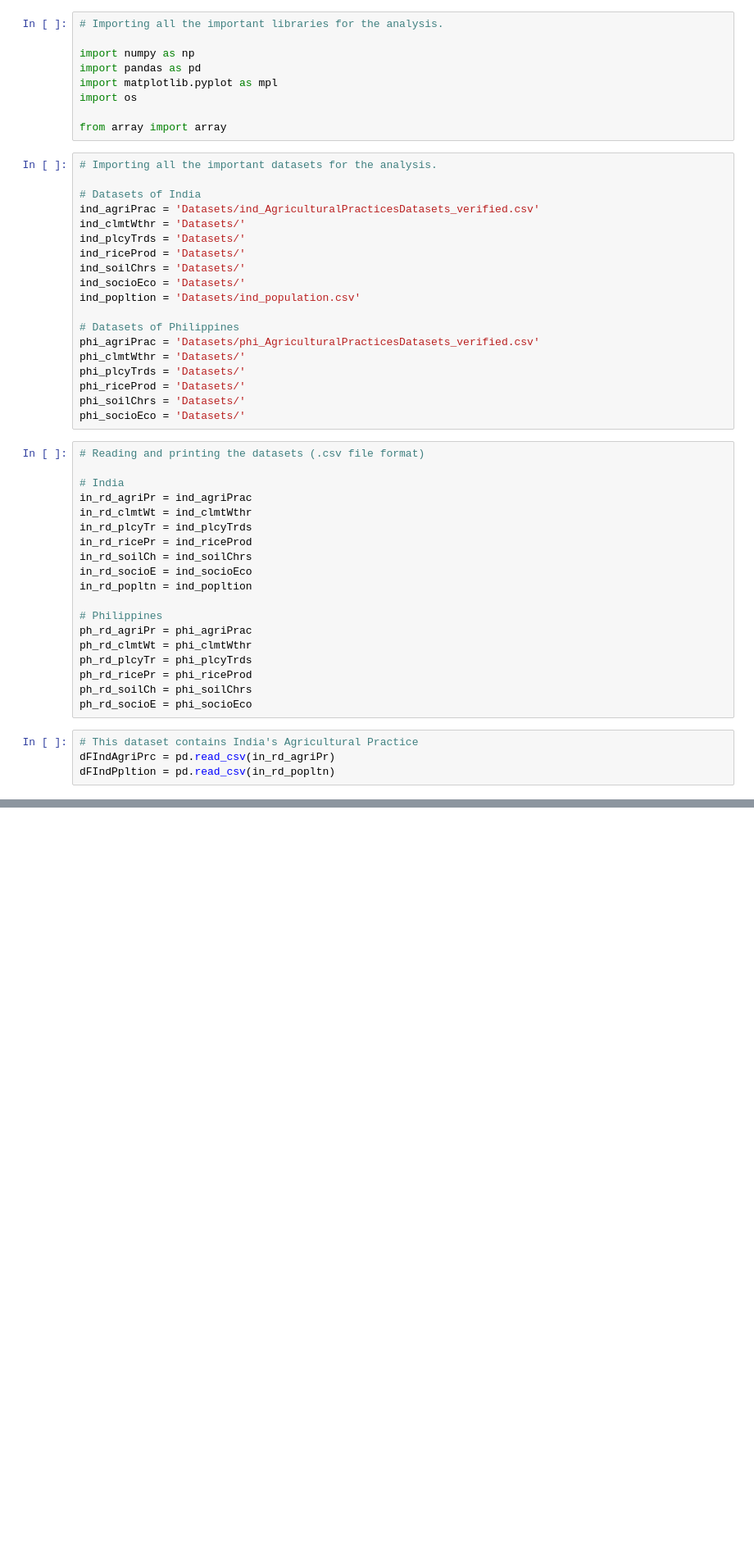
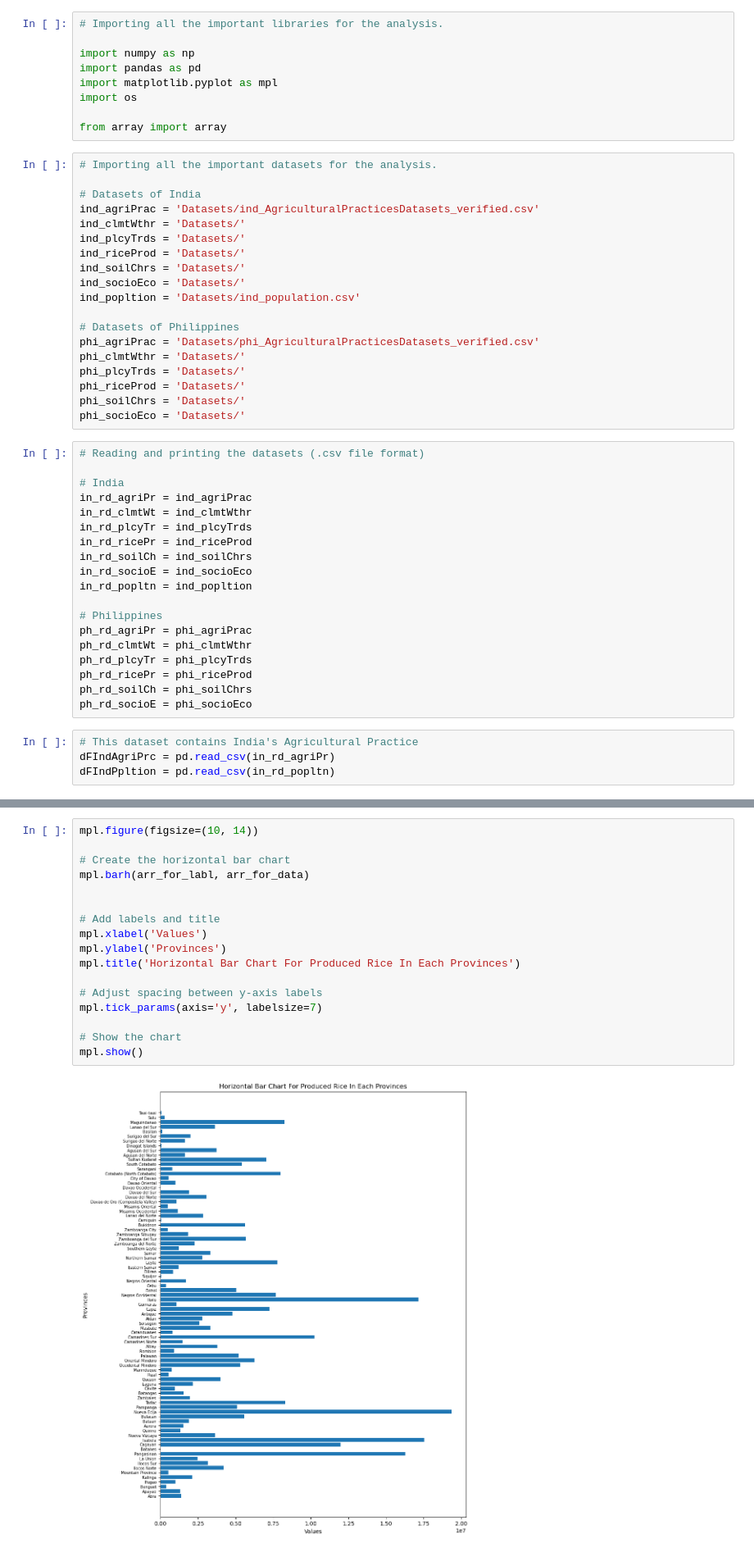
Before and after one commit to arvinmalaluan/002_INPHIRICE, a Jupyter notebook: assets/data-analytics.ipynb, the cells around one changed output, grey strips where cells are left out. Shown at 82% size. Drawn from its saved outputs; the diff is of its cells as text; blank space fills up the shorter version.

```diff
--- a/assets/data-analytics.ipynb
+++ b/assets/data-analytics.ipynb
@@ -196,0 +225,19 @@ mpl.show()
+# %%
+mpl.figure(figsize=(10, 14))
+
+# Create the horizontal bar chart
+mpl.barh(arr_for_labl, arr_for_data)
+
+
+# Add labels and title
+mpl.xlabel('Values')
+mpl.ylabel('Provinces')
+mpl.title('Horizontal Bar Chart For Produced Rice In Each Provinces')
+
+# Adjust spacing between y-axis labels
+mpl.tick_params(axis='y', labelsize=7)
+
+# Show the chart
+mpl.show()
+# %% [output]
+[figure, added]
```
Also changed, not shown: parts of 7 cells of this notebook, 1 other file.
